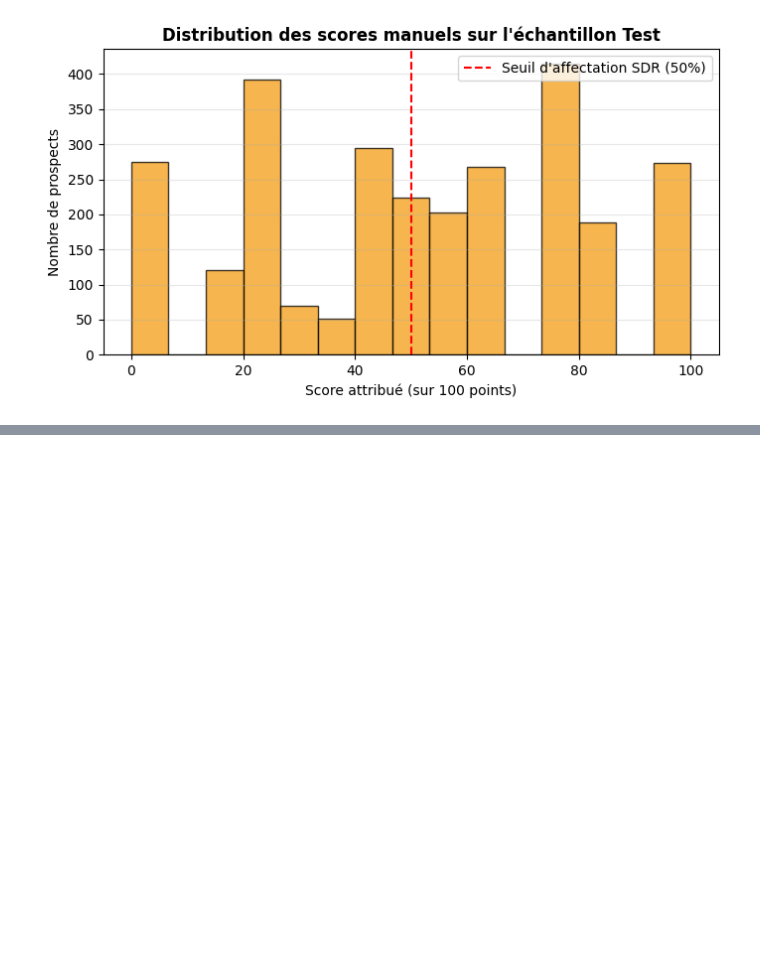
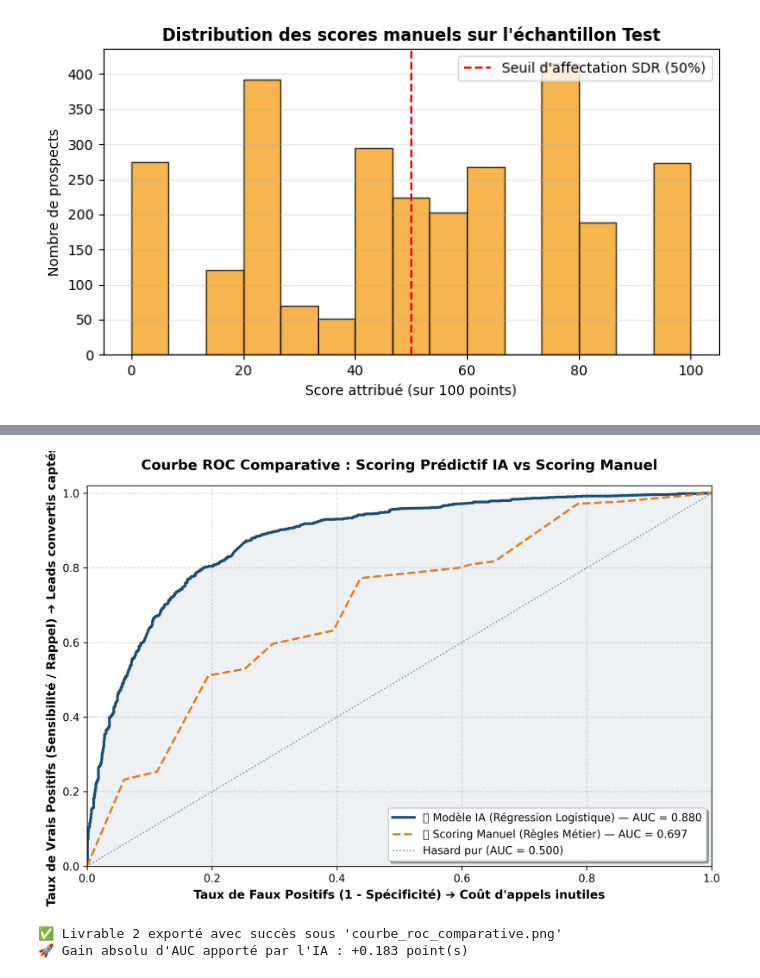
Before and after one commit to Ilyas-BELELYAZID/lead_scoring_crm, a Jupyter notebook: lead_scoring.ipynb, the cells around one changed output, grey strips where cells are left out. Saved outputs shown, nothing was run; the diff lists cells and outputs as text; code cells hidden in the pictures; blank space fills up the shorter version.

Commit message:
Add part of Model Training & Evals

```diff
--- a/lead_scoring.ipynb
+++ b/lead_scoring.ipynb
@@ -367,0 +417,15 @@ plt.show()
+# %%
+# Extraction de la probabilité d'appartenance à la classe 1 (Converti)
+y_scores_ia = lead_model.predict_proba(X_test)[:, 1]
+
+# Prédiction binaire basée sur un seuil standard de 0.5
+y_pred_ia = lead_model.predict(X_test)
+
+# Aperçu des prédictions générées par l'IA
+df_preview = pd.DataFrame({
+    'Lead_Index': X_test.index[:5],
+    'Probabilité IA (%)': (y_scores_ia[:5] * 100).round(2),
+    'Prédiction Binaire': y_pred_ia[:5],
+    'Statut Réel': y_test.iloc[:5].values
+})
+display(df_preview)
@@ -367,0 +531,48 @@ plt.show()
+# %%
+import matplotlib.pyplot as plt
+from sklearn.metrics import roc_curve, roc_auc_score
+
+# 1. Calcul des points de la courbe ROC et des aires (AUC)
+fpr_ia, tpr_ia, _ = roc_curve(y_test, y_scores_ia)
+auc_ia = roc_auc_score(y_test, y_scores_ia)
+
+fpr_man, tpr_man, _ = roc_curve(y_test, y_scores_manual)
+auc_man = roc_auc_score(y_test, y_scores_manual)
+
+# 2. Configuration du graphique haute définition
+plt.figure(figsize=(9, 6), dpi=300)
+
+# Courbe du modèle IA
+plt.plot(fpr_ia, tpr_ia, color="#1b4f72", lw=2.5,
+         label=f"🤖 Modèle IA (Régression Logistique) — AUC = {auc_ia:.3f}")
+
+# Courbe du Scoring Manuel
+plt.plot(fpr_man, tpr_man, color="#e67e22", lw=2, linestyle="--",
+         label=f"📝 Scoring Manuel (Règles Métier) — AUC = {auc_man:.3f}")
+
+# Ligne de référence aléatoire
+plt.plot([0, 1], [0, 1], color="#7f8c8d", lw=1.2, linestyle=":", label="Hasard pur (AUC = 0.500)")
+
+# Remplissage de l'aire sous la courbe IA
+plt.fill_between(fpr_ia, tpr_ia, alpha=0.08, color="#1b4f72")
+
+# Habillage professionnel
+plt.xlim([0.0, 1.0])
+plt.ylim([0.0, 1.02])
+plt.xlabel("Taux de Faux Positifs (1 - Spécificité) ➔ Coût d'appels inutiles", fontsize=11, fontweight="bold")
+plt.ylabel("Taux de Vrais Positifs (Sensibilité / Rappel) ➔ Leads convertis captés", fontsize=11, fontweight="bold")
+plt.title("Courbe ROC Comparative : Scoring Prédictif IA vs Scoring Manuel", fontsize=13, fontweight="bold", pad=15)
+plt.legend(loc="lower right", fontsize=10, frameon=True, shadow=True)
+plt.grid(True, linestyle="--", alpha=0.5)
+
+# Sauvegarde du Livrable 2 en image haute résolution
+plt.tight_layout()
+plt.savefig("courbe_roc_comparative.png", dpi=300)
+plt.show()
+
+print(f"✅ Livrable 2 exporté avec succès sous 'courbe_roc_comparative.png'")
+print(f"🚀 Gain absolu d'AUC apporté par l'IA : +{(auc_ia - auc_man):.3f} point(s)")
+# %% [output]
+[figure, added]
+✅ Livrable 2 exporté avec succès sous 'courbe_roc_comparative.png'
+🚀 Gain absolu d'AUC apporté par l'IA : +0.183 point(s)
```
Also changed, not shown: parts of 21 cells of this notebook, 1 other file.
